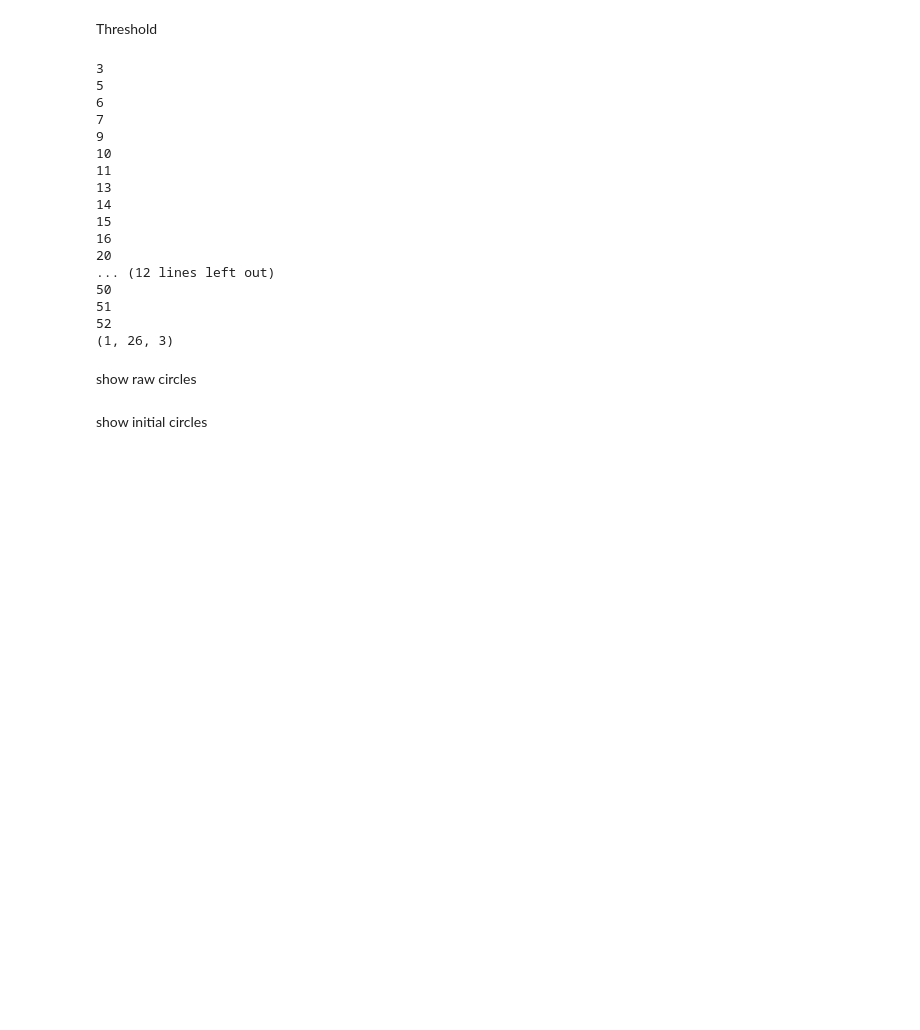
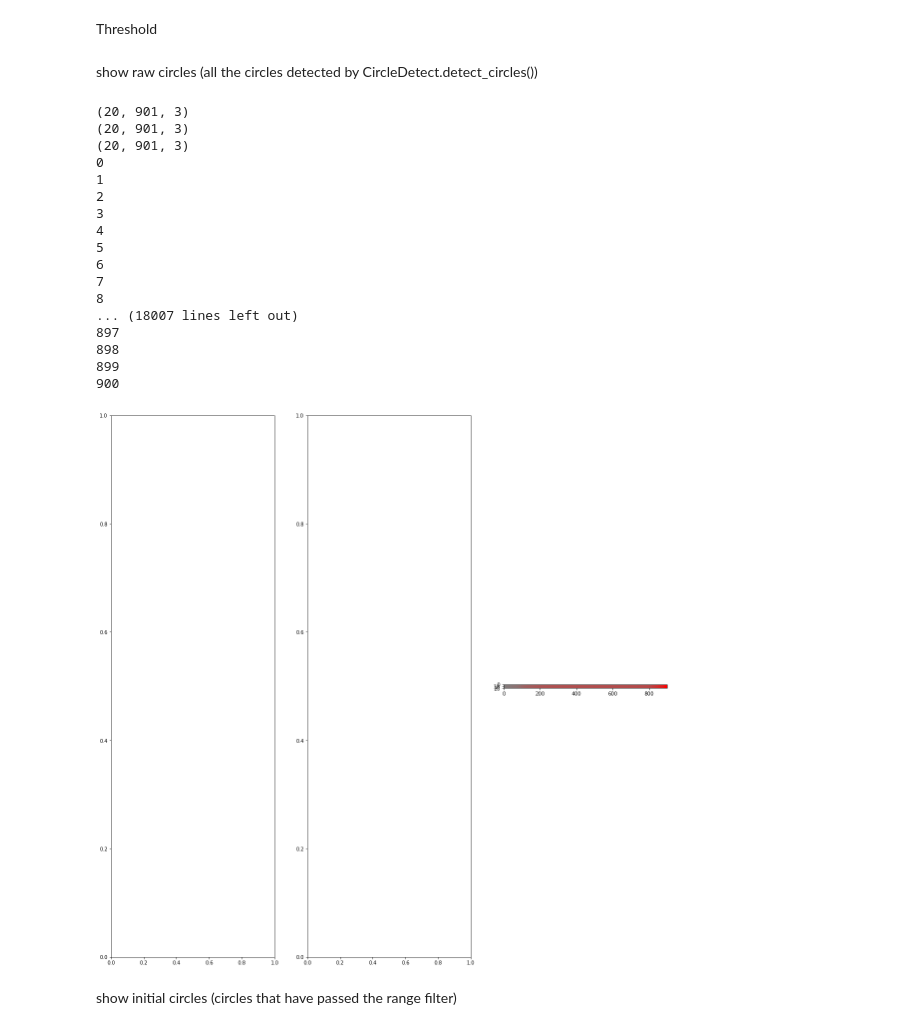
Before and after one commit to DarwinPDGz/ColoredCirclesDetection, a Jupyter notebook: circle_detect_lib.ipynb, the cells around one changed output. Saved outputs shown, nothing was run; the diff lists cells and outputs as text; code cells hidden in the pictures; blank space fills up the shorter version.

Commit message:
made CircleDetect instanceable

```diff
--- a/circle_detect_lib.ipynb
+++ b/circle_detect_lib.ipynb
@@ -37,9 +37,9 @@ list_of_params = {
     'param1': 70,
     'param2': 15,
     'minRadius': 12,
-    'maxRadius': 18,
-    'ptp': 127,
-    'tolerance': 5,
+    'maxRadius': 19,
+    'ptp': 80,
+    'tolerance': 8,
     'detectFULL': True,
     'cct': 2,
     'range_type': 2
@@ -46,0 +49,12 @@ list_of_params = {
+# %%
+my_algorithm = CircleDetect(
+    list_of_params['real_path'],
+    detectFULL=list_of_params['detectFULL'],
+    cct= list_of_params['cct'],
+    range_type=list_of_params['range_type'],
+    minimumDist= list_of_params['minDist'],
+    parameter2=list_of_params['param2'],
+    minimumRadius= list_of_params['minRadius'],
+    maximumRadius=list_of_params['maxRadius'],
+    ptpthreshold=list_of_params['ptp'],
+    tolerance=list_of_params['tolerance'])
@@ -47,32 +79,2 @@ list_of_params = {
 # %% [markdown]
 Threshold
-# %%
-CircleDetect(
-    list_of_params['real_path'],
-    detectFULL=list_of_params['detectFULL'],
-    cct= list_of_params['cct'],
-    range_type=list_of_params['range_type'],
-    minimumDist= list_of_params['minDist'],
-    parameter2=list_of_params['param2'],
-    minimumRadius= list_of_params['minRadius'],
-    maximumRadius=list_of_params['maxRadius'],
-    ptpthreshold=list_of_params['ptp'],
-    tolerance=list_of_params['tolerance']).threshold_img()
-# %% [output]
-3
-5
-6
-7
-9
-10
-11
-13
-14
-15
-16
-20
-... (12 lines left out)
-50
-51
-52
-(1, 26, 3)
@@ -79,2 +83,2 @@ CircleDetect(
 # %% [markdown]
-show raw circles
+show raw circles (all the circles detected by CircleDetect.detect_circles())
@@ -83,2 +87,25 @@ show raw circles
+# %%
+# circles[0][i][0], circles[0][i][1], circles[0][i][2]
+
+my_algorithm.hls_visualizer(my_algorithm.circles[0][0][0], my_algorithm.circles[0][0][1], my_algorithm.circles[0][0][2], my_algorithm.img)
+# %% [output]
+(20, 901, 3)
+(20, 901, 3)
+(20, 901, 3)
+0
+1
+2
+3
+4
+5
+6
+7
+8
+... (18007 lines left out)
+897
+898
+899
+900
+[figure, added]
 # %% [markdown]
-show initial circles
+show initial circles (circles that have passed the range filter)
```
Also changed, not shown: parts of 21 cells of this notebook, 1 other file.
